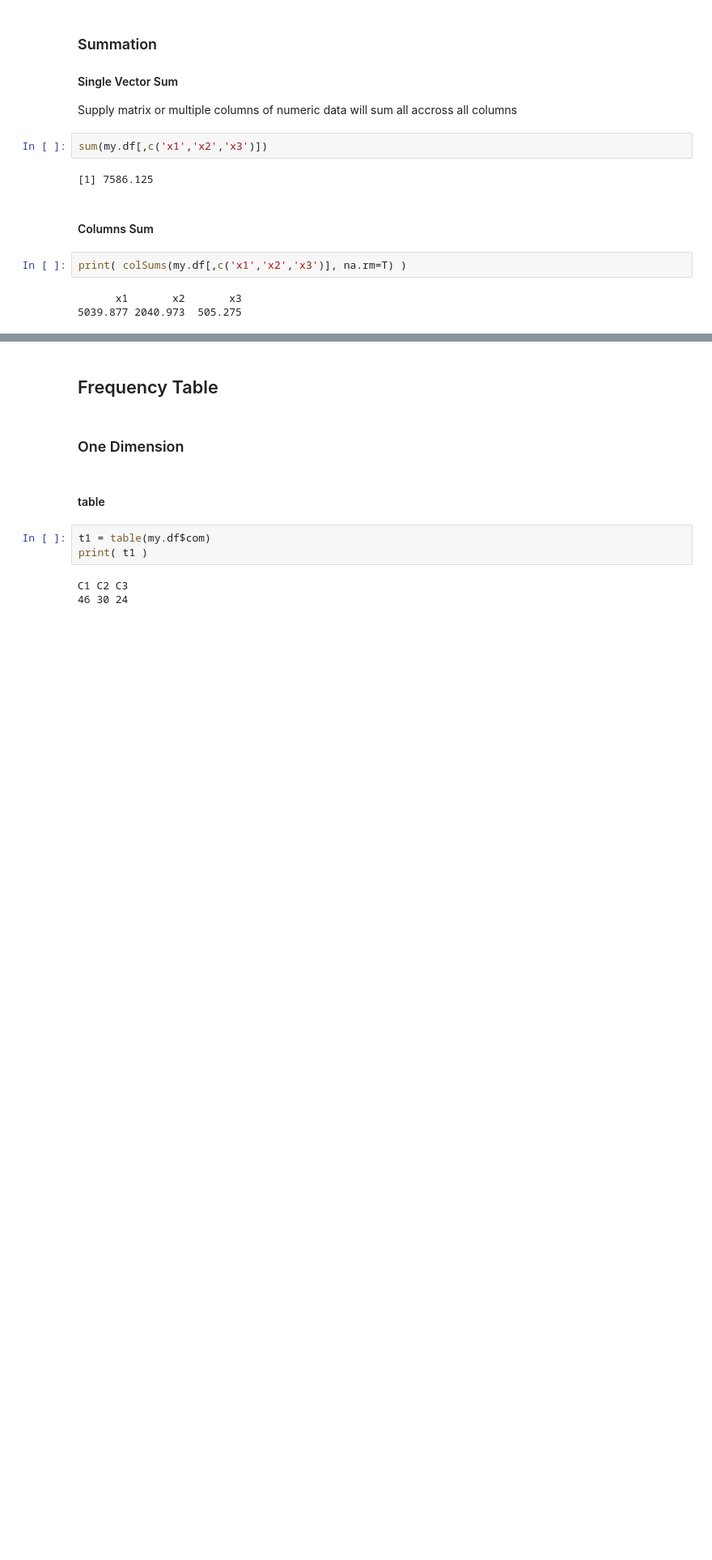
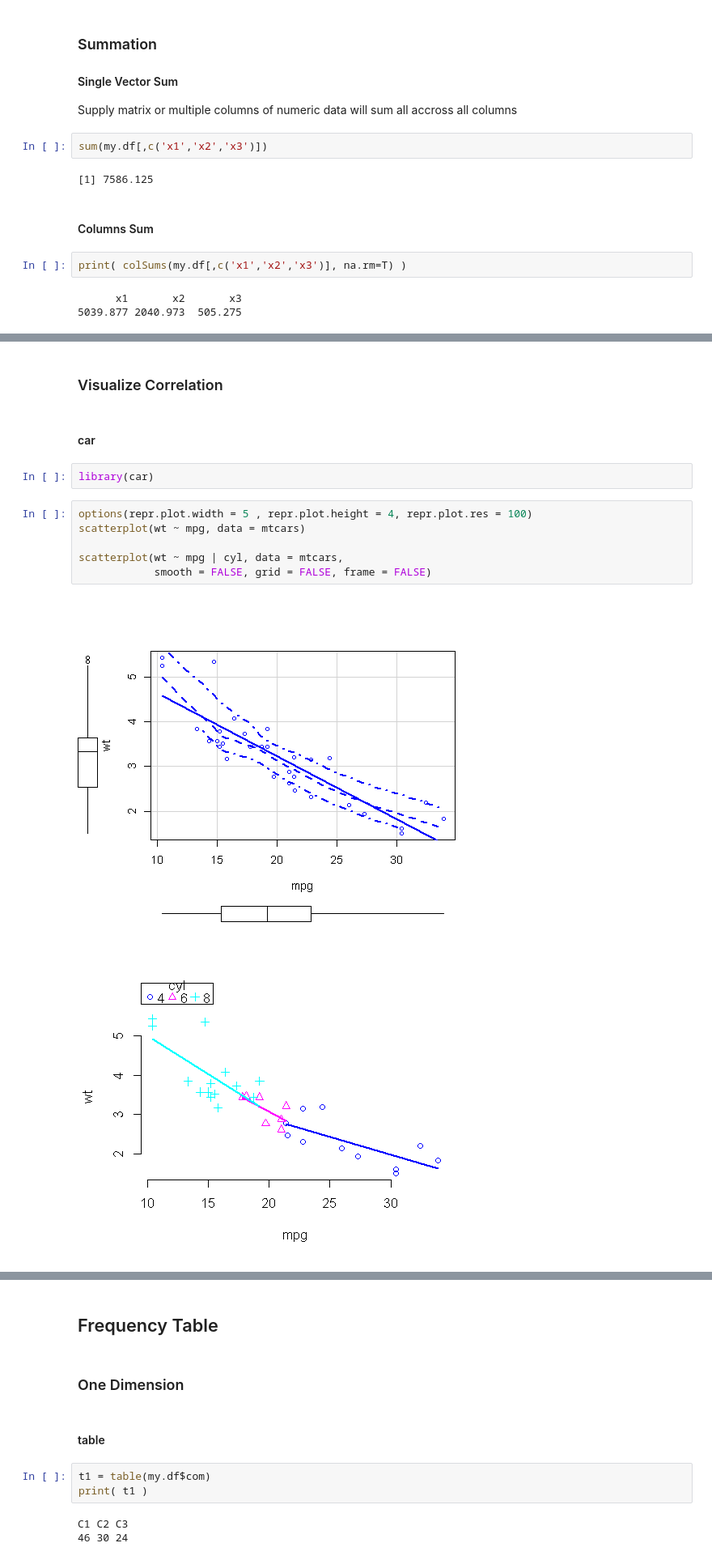
Before and after one commit to yongks/r_book, a Jupyter notebook: 01-fundamental.ipynb, the cells around one changed output, grey strips where cells are left out. Shown at 81% size. Saved outputs shown, nothing was run; the diff lists cells and outputs as text; blank space fills up the shorter version.

```diff
--- a/01-fundamental.ipynb
+++ b/01-fundamental.ipynb
@@ -1805,0 +1932,15 @@ print( colSums(my.df[,c('x1','x2','x3')], na.rm=T) )
+# %% [markdown]
+### Visualize Correlation
+# %% [markdown]
+#### car
+# %%
+library(car)
+# %%
+options(repr.plot.width = 5 , repr.plot.height = 4, repr.plot.res = 100)
+scatterplot(wt ~ mpg, data = mtcars)
+
+scatterplot(wt ~ mpg | cyl, data = mtcars,
+            smooth = FALSE, grid = FALSE, frame = FALSE)
+# %% [output]
+[figure, added]
+[figure, added]
```
Also changed, not shown: parts of 32 cells of this notebook, 36 other files.
